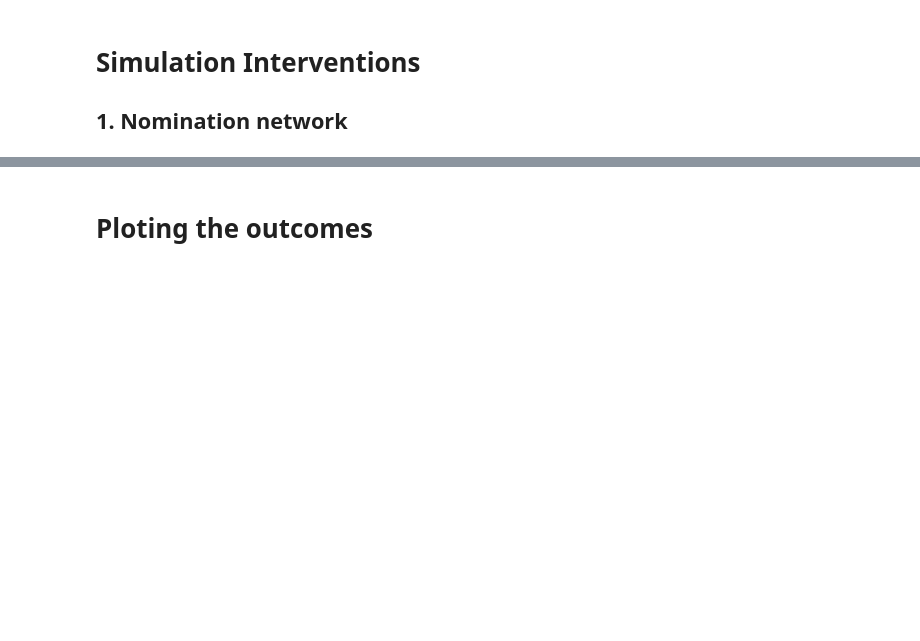
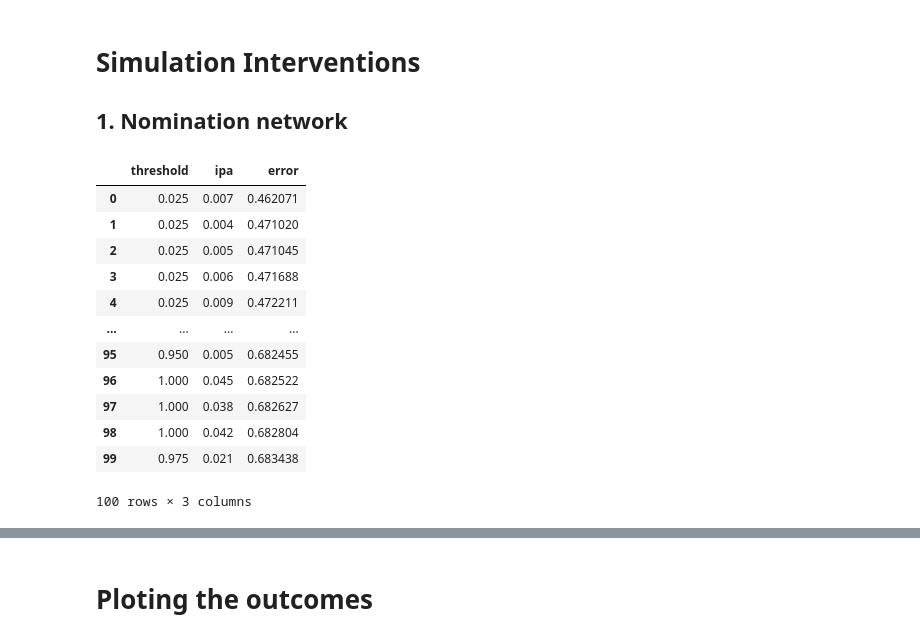
Before and after one commit to MovezNetwork/ABM-PA, a Jupyter notebook: notebooks/simulation_interventions.ipynb, the cells around one changed output, grey strips where cells are left out. Drawn from its saved outputs; the diff is of its cells as text; code cells hidden in the pictures; blank space fills up the shorter version.

```diff
--- a/notebooks/simulation_interventions.ipynb
+++ b/notebooks/simulation_interventions.ipynb
@@ -36,8 +36,22 @@ simulation =  s.Simulation()
 ## 1. Nomination network
 # %%
 # Read tuned parameter combinations (See tuning_nom_network.ipynb)
-pars_nomination = pd.read_csv('../output/opt_pars_nominated.csv', sep=',', header=0)
+pars_nomination = pd.read_csv('../output/opt_pars_nomination.csv', sep=',', header=0)
 pars_nomination
+# %% [output]
+|  | threshold | ipa | error |
+| 0 | 0.025 | 0.007 | 0.462071 |
+| 1 | 0.025 | 0.004 | 0.471020 |
+| 2 | 0.025 | 0.005 | 0.471045 |
+| 3 | 0.025 | 0.006 | 0.471688 |
+| 4 | 0.025 | 0.009 | 0.472211 |
+| ... | ... | ... | ... |
+| 95 | 0.950 | 0.005 | 0.682455 |
+| 96 | 1.000 | 0.045 | 0.682522 |
+| 97 | 1.000 | 0.038 | 0.682627 |
+| 98 | 1.000 | 0.042 | 0.682804 |
+| 99 | 0.975 | 0.021 | 0.683438 |
+100 rows × 3 columns
 # %%
 # Run simulations for each parameter combination
 list_results_nomm = []
```
Also changed, not shown: parts of 27 cells of this notebook, 7 other files.
